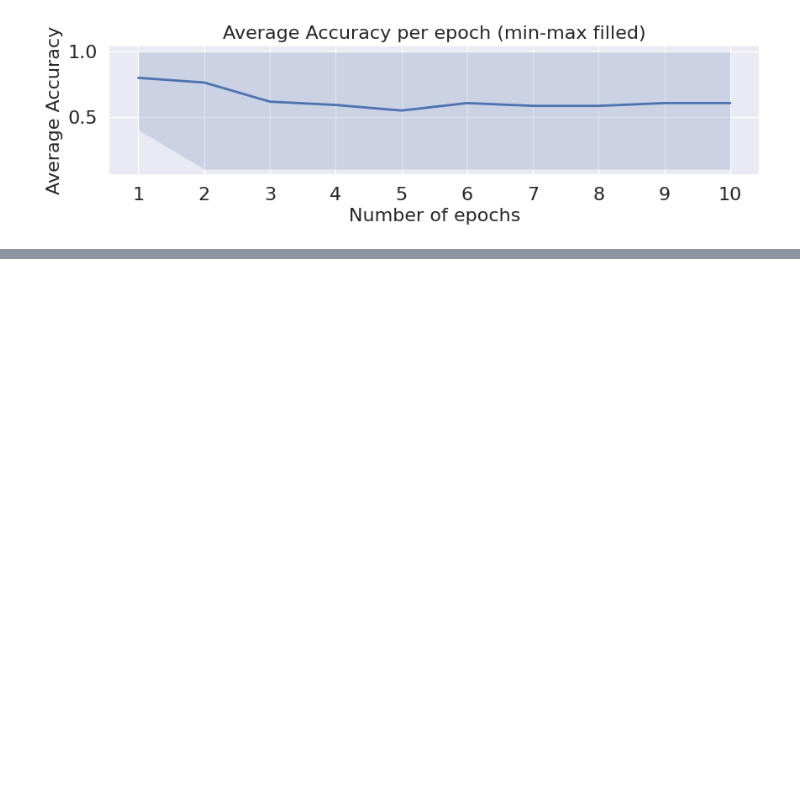
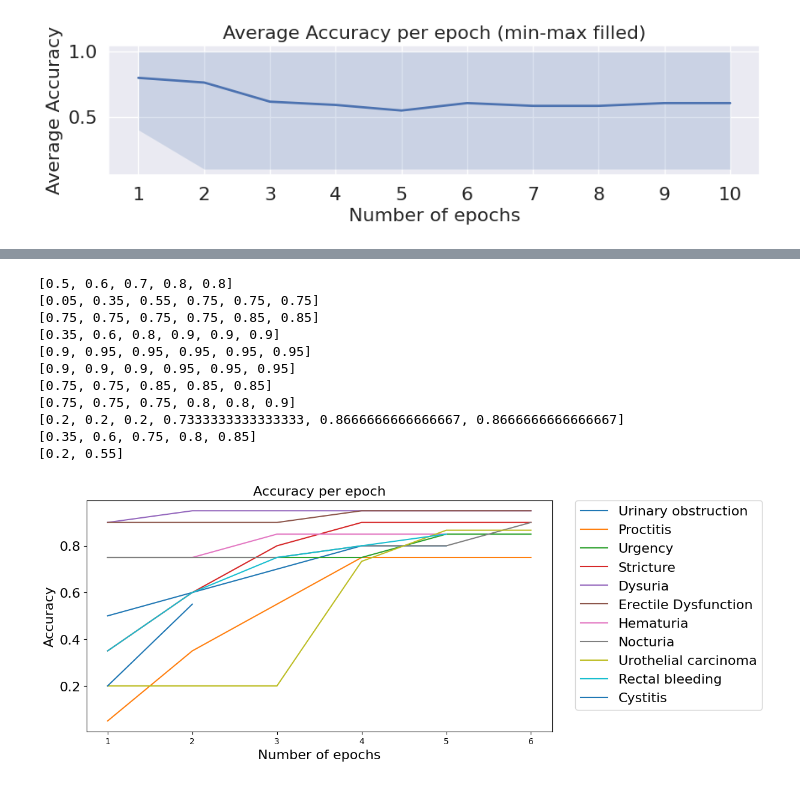
Before and after one commit to HAAIL/llm-prompt-engineering, a Jupyter notebook: mixtral_single_graded.ipynb, the cells around one changed output, grey strips where cells are left out. Saved outputs shown, nothing was run; the diff lists cells and outputs as text; code cells hidden in the pictures; blank space fills up the shorter version.

Commit message:
added multi symptoms

```diff
--- a/mixtral_single_graded.ipynb
+++ b/mixtral_single_graded.ipynb
@@ -1024,0 +1050,14 @@ plt.show()
+# %%
+toxicity_acc, toxicity_prec_pos, toxicity_prec_neg = {}, {}, {}
+for toxicity in sg_results:
+    toxicity_acc[toxicity] = []
+    toxicity_prec_pos[toxicity] = []
+    toxicity_prec_neg[toxicity] = []
+    for patient in sg_results[toxicity]:
+        toxicity_acc[toxicity].append(sg_results[toxicity][patient]['accuracy'])
+        toxicity_prec_pos[toxicity].append(sg_results[toxicity][patient]['precision_for_symptom_presence'])
+        toxicity_prec_neg[toxicity].append(sg_results[toxicity][patient]['precision_for_symptom_negation'])
+
+print('len(toxicity_acc):', len(toxicity_acc))
+print('len(toxicity_prec_pos):', len(toxicity_prec_pos))
+print('len(toxicity_prec_neg):', len(toxicity_prec_neg))
@@ -1024,0 +1090,40 @@ plt.show()
+# %%
+import matplotlib.pyplot as plt
+import numpy as np
+
+# Assuming toxicity_acc is a dictionary where each key is a toxicity category
+# and each value is a list of accuracy values for each epoch
+all_trends = []
+for toxicity in toxicity_acc:
+    epochs = len(toxicity_acc[toxicity])  # Number of epochs for this toxicity
+    the_trend = [each[-1] for each in toxicity_acc[toxicity][:epochs]]
+    if the_trend[-1] < the_trend[-2]:
+        the_trend = the_trend[:-1]
+        epochs = epochs - 1
+    all_trends.append(the_trend)
+    print(the_trend)
+    plt.plot(np.arange(1, epochs + 1), the_trend, label=toxicity)
+
+plt.xlabel('Number of epochs', fontsize=16)
+plt.ylabel('Accuracy', fontsize=16)
+plt.xticks(np.arange(1, 7, 1))
+plt.yticks(fontsize=16)
+plt.title('Accuracy per epoch', fontsize=16)
+plt.gcf().set_size_inches(10, 5)
+
+# Show the legend outside the plot
+plt.legend(bbox_to_anchor=(1.05, 1), loc='upper left', borderaxespad=0, fontsize=16)
+plt.show()
+# %% [output]
+[0.5, 0.6, 0.7, 0.8, 0.8]
+[0.05, 0.35, 0.55, 0.75, 0.75, 0.75]
+[0.75, 0.75, 0.75, 0.75, 0.85, 0.85]
+[0.35, 0.6, 0.8, 0.9, 0.9, 0.9]
+[0.9, 0.95, 0.95, 0.95, 0.95, 0.95]
+[0.9, 0.9, 0.9, 0.95, 0.95, 0.95]
+[0.75, 0.75, 0.85, 0.85, 0.85]
+[0.75, 0.75, 0.75, 0.8, 0.8, 0.9]
+[0.2, 0.2, 0.2, 0.7333333333333333, 0.8666666666666667, 0.8666666666666667]
+[0.35, 0.6, 0.75, 0.8, 0.85]
+[0.2, 0.55]
+[figure, added]
```
Also changed, not shown: parts of 10 cells of this notebook, 9 other files.
